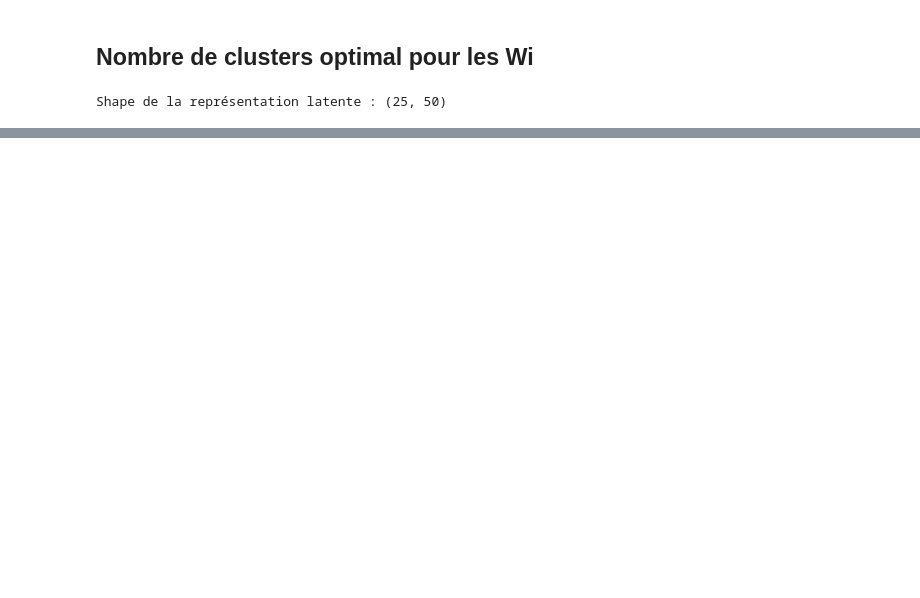
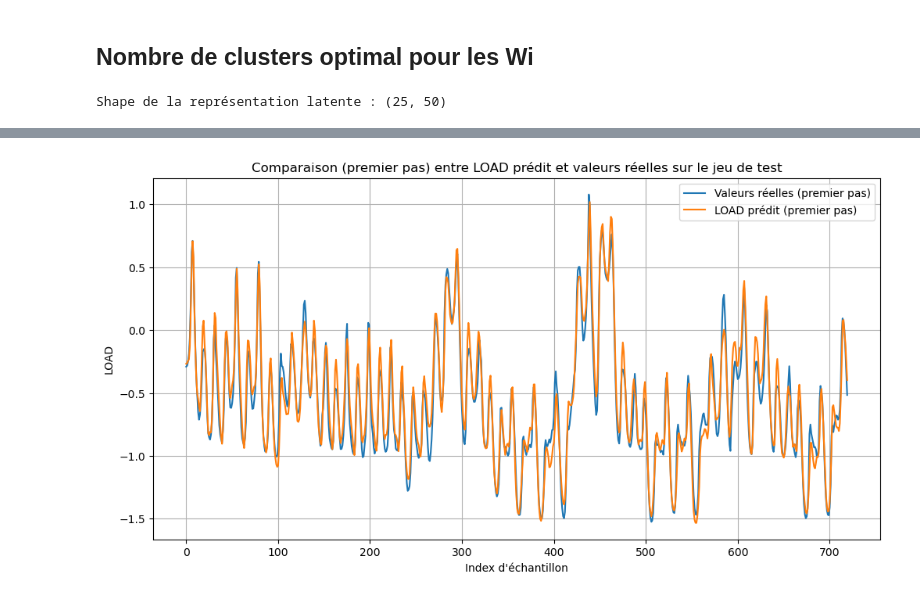
Before and after one commit to malcouffe/consommation-lectrique-, a Jupyter notebook: conso_elec.ipynb, the cells around one changed output, grey strips where cells are left out. Drawn from its saved outputs; the diff is of its cells as text; code cells hidden in the pictures; blank space fills up the shorter version.

```diff
--- a/conso_elec.ipynb
+++ b/conso_elec.ipynb
@@ -565,0 +994,14 @@ w6   ...     52     51     49     48     44     42     40     38     39     39
+# %%
+# Paramètres du modèle
+input_size  = len(features)  # par exemple, 7 features en entrée
+model_dim   = 64            # dimension d'embedding pour le Transformer
+num_heads   = 4             # nombre de têtes pour l'attention multi-head
+num_layers  = 3             # nombre de couches de l'encodeur Transformer
+output_size = horizon       # par exemple, 24 prédictions (une par heure)
+
+device = torch.device("cuda" if torch.cuda.is_available() else "cpu")
+model = TransformerPredictor(input_size, model_dim, num_heads, num_layers, output_size, dropout=0.1).to(device)
+print(model)
+
+criterion = nn.MSELoss()
+optimizer = torch.optim.Adam(model.parameters(), lr=0.001)
@@ -565,0 +1131,34 @@ w6   ...     52     51     49     48     44     42     40     38     39     39
+# %%
+# ------------------------------
+# Visualisation du LOAD prédit vs valeurs réelles sur le jeu de test
+# ------------------------------
+
+# Récupération des prédictions et des valeurs réelles pour l'ensemble de test
+predictions_list = []
+true_values_list = []
+model.eval()
+with torch.no_grad():
+    for X_batch, y_batch in test_loader:
+        X_batch = X_batch.to(device)
+        y_batch = y_batch.to(device)
+        pred = model(X_batch)
+        predictions_list.append(pred.cpu().numpy())
+        true_values_list.append(y_batch.cpu().numpy())
+
+# On concatène les résultats pour obtenir un vecteur d'échantillons continus
+predictions = np.concatenate(predictions_list, axis=0)
+y_true = np.concatenate(true_values_list, axis=0)
+
+# Option 2 : Si vous souhaitez comparer pour une horloge (par exemple, la première heure prédite),
+# utilisez l'indice correspondant. Exemple pour comparer la première prédiction de chaque échantillon :
+plt.figure(figsize=(12, 6))
+plt.plot(y_true[:, 0], label='Valeurs réelles (premier pas)')
+plt.plot(predictions[:, 0], label='LOAD prédit (premier pas)')
+plt.xlabel("Index d'échantillon")
+plt.ylabel("LOAD")
+plt.title("Comparaison (premier pas) entre LOAD prédit et valeurs réelles sur le jeu de test")
+plt.legend()
+plt.grid(True)
+plt.show()
+# %% [output]
+[figure, added]
```
Also changed, not shown: parts of 22 cells of this notebook.
